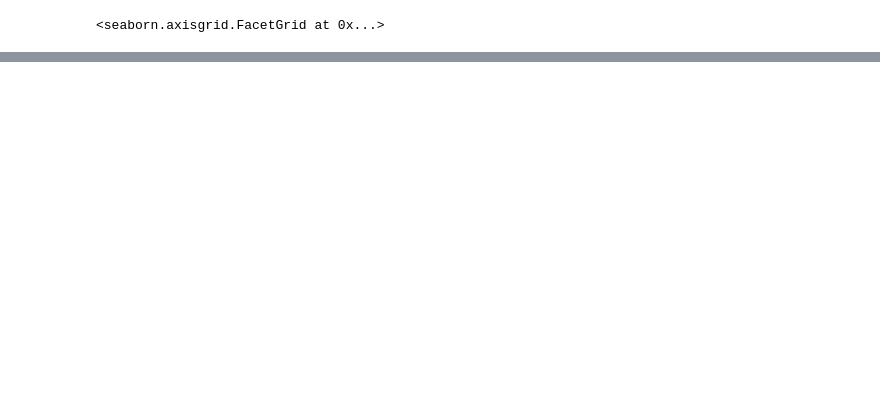
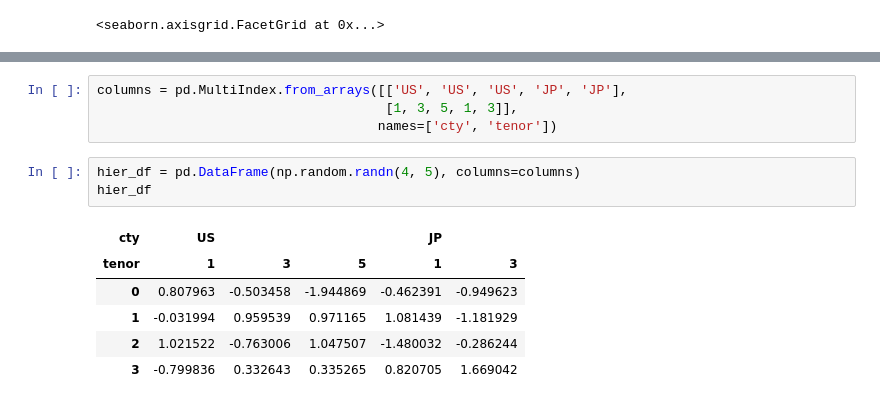
Before and after one commit to ercsssn/data-analysis-notes, a Jupyter notebook: pfda.ipynb, the cells around one changed output, grey strips where cells are left out. Saved outputs shown, nothing was run; the diff lists cells and outputs as text; blank space fills up the shorter version.

```diff
--- a/pfda.ipynb
+++ b/pfda.ipynb
@@ -3006,0 +3206,14 @@ sns.factorplot(x='tips_pct', y='day', kind='box',
+# %%
+columns = pd.MultiIndex.from_arrays([['US', 'US', 'US', 'JP', 'JP'],
+                                     [1, 3, 5, 1, 3]],
+                                    names=['cty', 'tenor'])
+# %%
+hier_df = pd.DataFrame(np.random.randn(4, 5), columns=columns)
+hier_df
+# %% [output]
+| cty | US |  |  | JP |  |
+| tenor | 1 | 3 | 5 | 1 | 3 |
+| 0 | 0.807963 | -0.503458 | -1.944869 | -0.462391 | -0.949623 |
+| 1 | -0.031994 | 0.959539 | 0.971165 | 1.081439 | -1.181929 |
+| 2 | 1.021522 | -0.763006 | 1.047507 | -1.480032 | -0.286244 |
+| 3 | -0.799836 | 0.332643 | 0.335265 | 0.820705 | 1.669042 |
```
Also changed, not shown: parts of 29 cells of this notebook.
